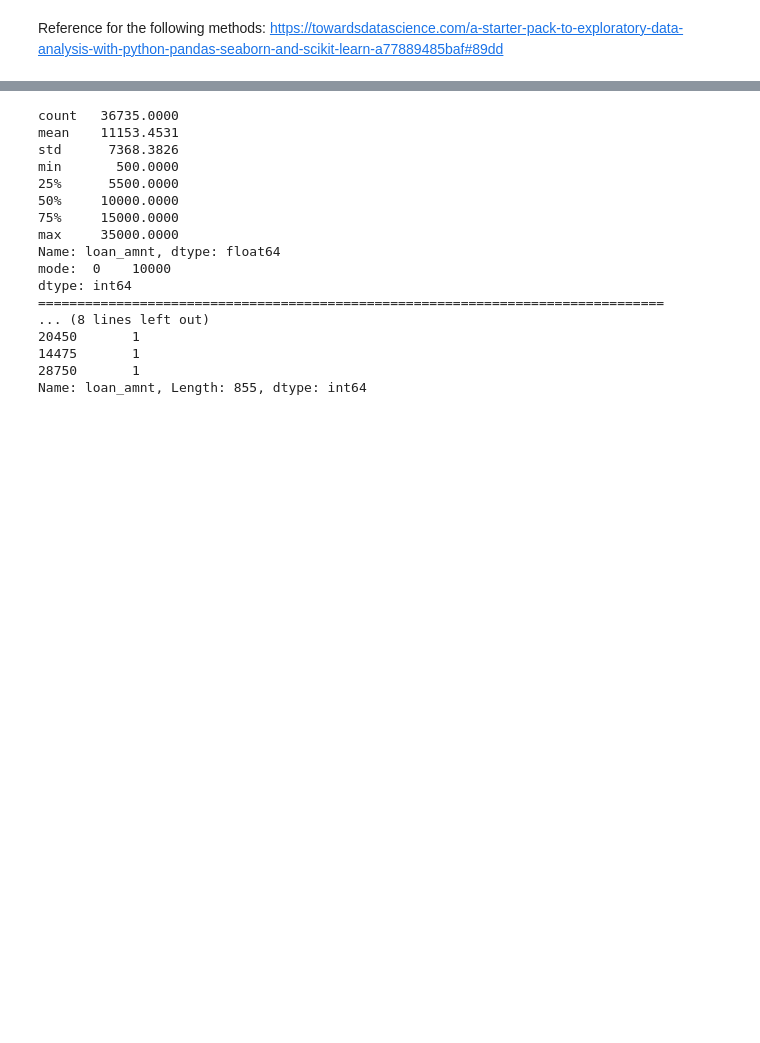
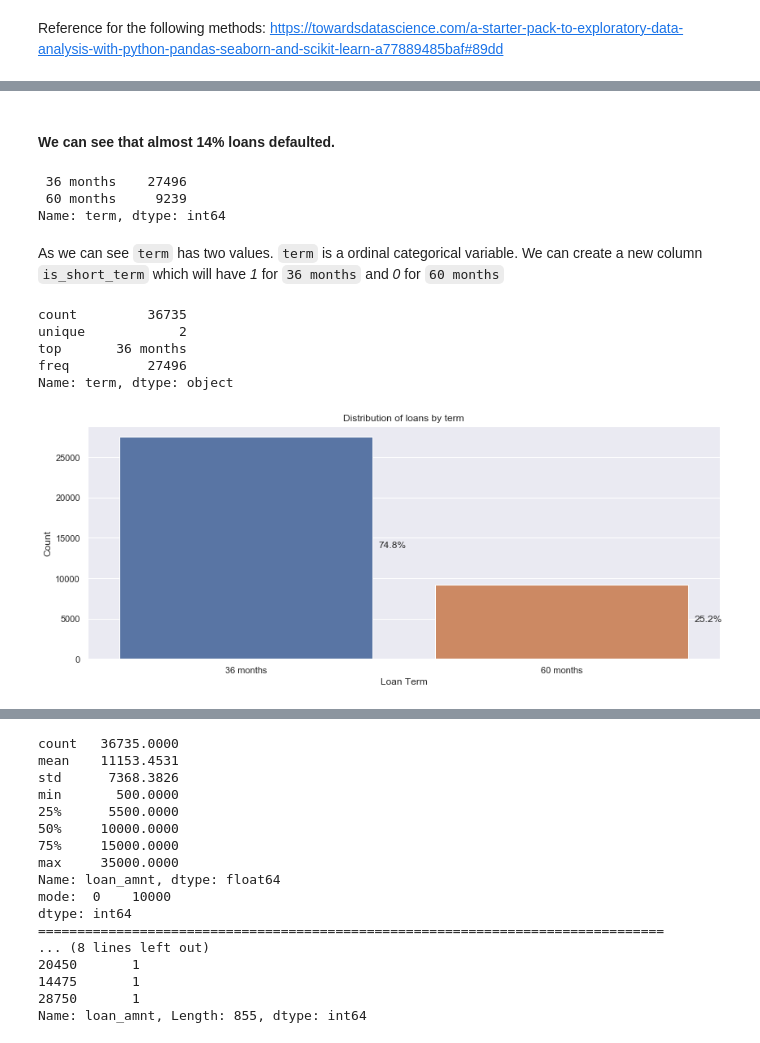
Before and after one commit to ashwanikumar04/loan-defaulter-case-study, a Jupyter notebook: ashwani_kumar.ipynb, the cells around one changed output, grey strips where cells are left out. Saved outputs shown, nothing was run; the diff lists cells and outputs as text; code cells hidden in the pictures; blank space fills up the shorter version.

```diff
--- a/ashwani_kumar.ipynb
+++ b/ashwani_kumar.ipynb
@@ -492,0 +535,8 @@ def univariate_analysis(col, chart_type='Dens', df=loans, is_categorical=False):
+# %% [markdown]
+#### We can see that almost 14% loans defaulted.
+# %%
+loans['term'].value_counts()
+# %% [output]
+ 36 months    27496
+ 60 months     9239
+Name: term, dtype: int64
@@ -492,0 +545,2 @@ def univariate_analysis(col, chart_type='Dens', df=loans, is_categorical=False):
+# %% [markdown]
+As we can see `term` has two values. `term` is a ordinal categorical variable. We can create a new column `is_short_term` which will have *1* for `36 months` and *0* for `60 months`
@@ -492,0 +549,13 @@ def univariate_analysis(col, chart_type='Dens', df=loans, is_categorical=False):
+# %%
+univariate_analysis('term',
+                    is_categorical=True,
+                    title="Distribution of loans by term",
+                    xlabel="Loan Term",
+                    ylabel="Count")
+# %% [output]
+count         36735
+unique            2
+top       36 months
+freq          27496
+Name: term, dtype: object
+[figure, added]
```
Also changed, not shown: parts of 124 cells of this notebook.
